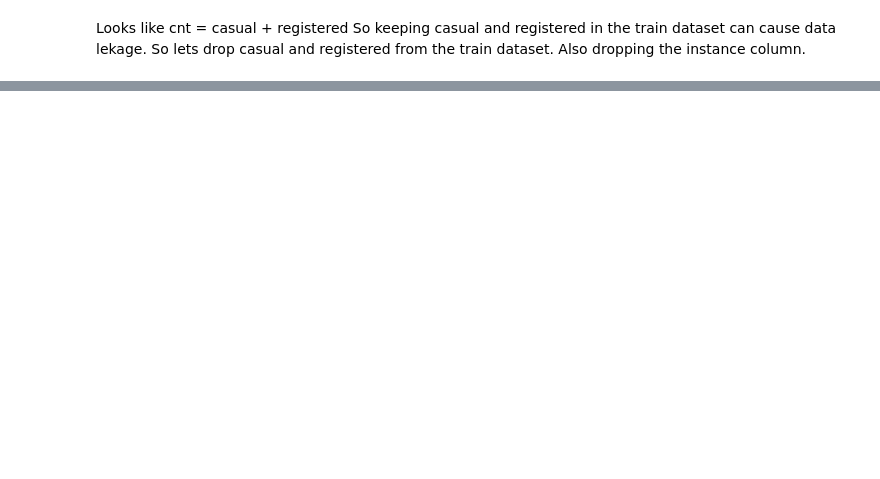
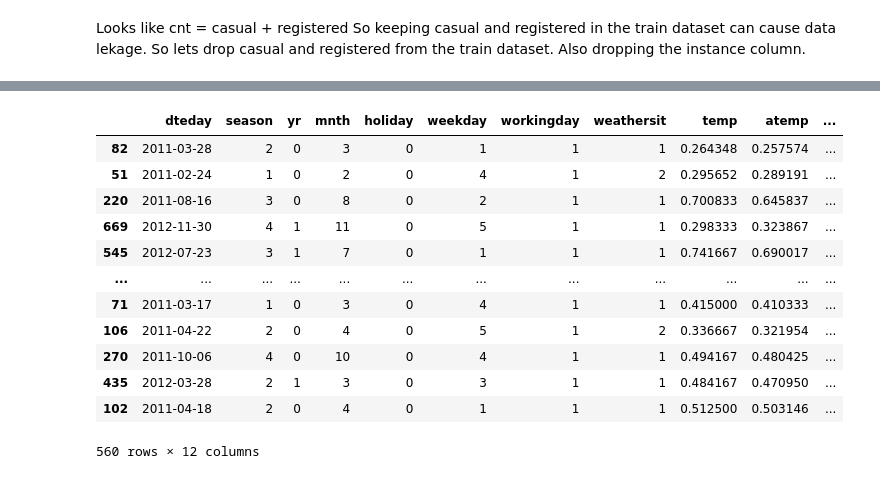
Before and after one commit to Aryan120798/BlueBike, a Jupyter notebook: BlueBike.ipynb, the cells around one changed output, grey strips where cells are left out. Drawn from its saved outputs; the diff is of its cells as text; code cells hidden in the pictures; blank space fills up the shorter version.

```diff
--- a/BlueBike.ipynb
+++ b/BlueBike.ipynb
@@ -188,3 +192,19 @@ Name: cnt, Length: 731, dtype: int64
 
 # Split the data into train(80%) and test(20%)
 X_train, X_test, y_train, y_test = train_test_split(X, y, test_size=0.2, random_state=42)
+# %%
+X_train
+# %% [output]
+|  | dteday | season | yr | mnth | holiday | weekday | workingday | weathersit | temp | atemp | ... |
+| 82 | 2011-03-28 | 2 | 0 | 3 | 0 | 1 | 1 | 1 | 0.264348 | 0.257574 | ... |
+| 51 | 2011-02-24 | 1 | 0 | 2 | 0 | 4 | 1 | 2 | 0.295652 | 0.289191 | ... |
+| 220 | 2011-08-16 | 3 | 0 | 8 | 0 | 2 | 1 | 1 | 0.700833 | 0.645837 | ... |
+| 669 | 2012-11-30 | 4 | 1 | 11 | 0 | 5 | 1 | 1 | 0.298333 | 0.323867 | ... |
+| 545 | 2012-07-23 | 3 | 1 | 7 | 0 | 1 | 1 | 1 | 0.741667 | 0.690017 | ... |
+| ... | ... | ... | ... | ... | ... | ... | ... | ... | ... | ... | ... |
+| 71 | 2011-03-17 | 1 | 0 | 3 | 0 | 4 | 1 | 1 | 0.415000 | 0.410333 | ... |
+| 106 | 2011-04-22 | 2 | 0 | 4 | 0 | 5 | 1 | 2 | 0.336667 | 0.321954 | ... |
+| 270 | 2011-10-06 | 4 | 0 | 10 | 0 | 4 | 1 | 1 | 0.494167 | 0.480425 | ... |
+| 435 | 2012-03-28 | 2 | 1 | 3 | 0 | 3 | 1 | 1 | 0.484167 | 0.470950 | ... |
+| 102 | 2011-04-18 | 2 | 0 | 4 | 0 | 1 | 1 | 1 | 0.512500 | 0.503146 | ... |
+560 rows × 12 columns
```
Also changed, not shown: parts of 7 cells of this notebook.
